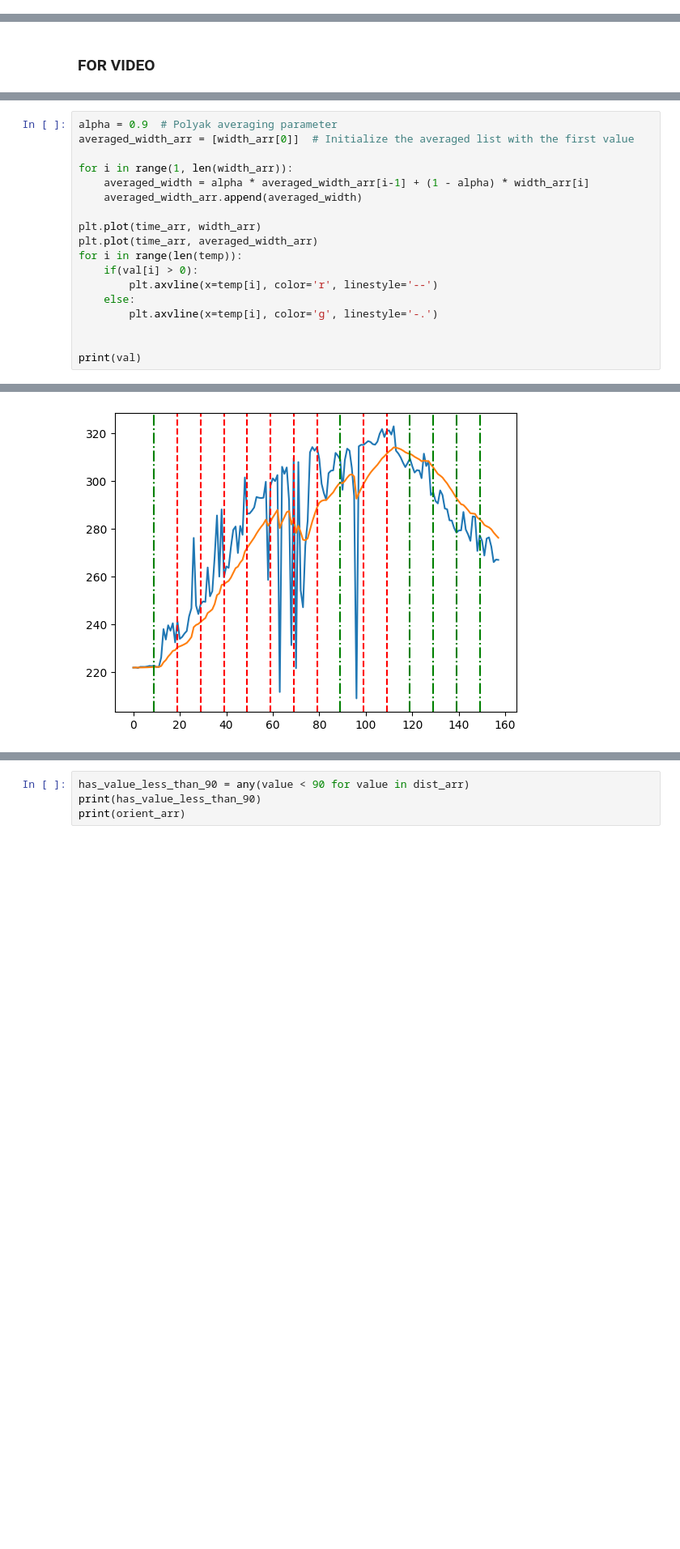
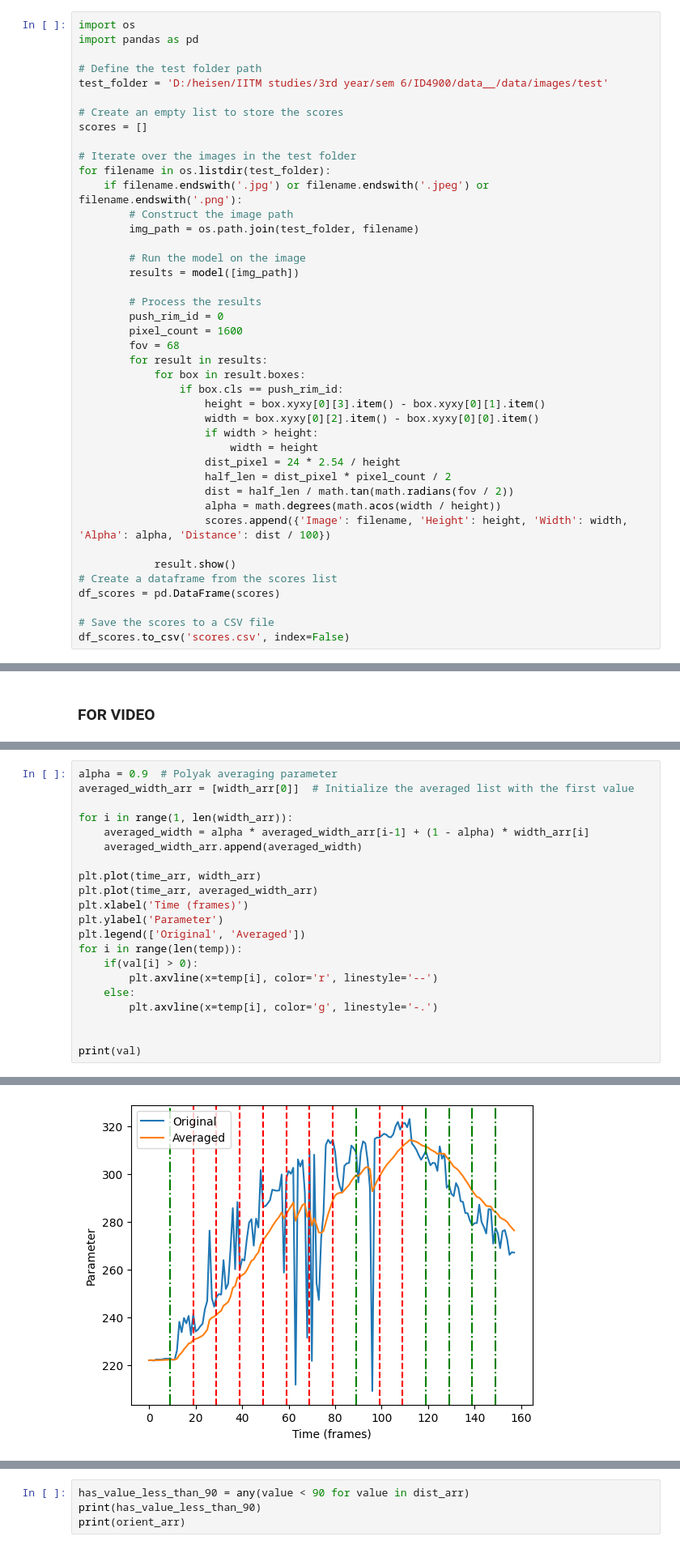
Before and after one commit to Heisenberg-2207/pushrim_detection, a Jupyter notebook: yolo.ipynb, the cells around one changed output, grey strips where cells are left out. Shown at 81% size. Cells and saved outputs as stored; diff of their text form; blank space fills up the shorter version.

```diff
--- a/yolo.ipynb
+++ b/yolo.ipynb
@@ -38,0 +43,42 @@ Speed: 7.0ms preprocess, 115.2ms inference, 9.6ms postprocess per image at shape
+# %%
+import os
+import pandas as pd
+
+# Define the test folder path
+test_folder = 'D:/heisen/IITM studies/3rd year/sem 6/ID4900/data__/data/images/test'
+
+# Create an empty list to store the scores
+scores = []
+
+# Iterate over the images in the test folder
+for filename in os.listdir(test_folder):
+    if filename.endswith('.jpg') or filename.endswith('.jpeg') or filename.endswith('.png'):
+        # Construct the image path
+        img_path = os.path.join(test_folder, filename)
+
+        # Run the model on the image
+        results = model([img_path])
+
+        # Process the results
+        push_rim_id = 0
+        pixel_count = 1600
+        fov = 68
+        for result in results:
+            for box in result.boxes:
+                if box.cls == push_rim_id:
+                    height = box.xyxy[0][3].item() - box.xyxy[0][1].item()
+                    width = box.xyxy[0][2].item() - box.xyxy[0][0].item()
+                    if width > height:
+                        width = height
+                    dist_pixel = 24 * 2.54 / height
+                    half_len = dist_pixel * pixel_count / 2
+                    dist = half_len / math.tan(math.radians(fov / 2))
+                    alpha = math.degrees(math.acos(width / height))
+                    scores.append({'Image': filename, 'Height': height, 'Width': width, 'Alpha': alpha, 'Distance': dist / 100})
+
+            result.show()
+# Create a dataframe from the scores list
+df_scores = pd.DataFrame(scores)
+
+# Save the scores to a CSV file
+df_scores.to_csv('scores.csv', index=False)
@@ -249,21 +349,24 @@ plt.plot(time_arr[window_size-1::gap], smoothed_y_data[::gap])
 # %%
 alpha = 0.9  # Polyak averaging parameter
 averaged_width_arr = [width_arr[0]]  # Initialize the averaged list with the first value
 
 for i in range(1, len(width_arr)):
     averaged_width = alpha * averaged_width_arr[i-1] + (1 - alpha) * width_arr[i]
     averaged_width_arr.append(averaged_width)
 
 plt.plot(time_arr, width_arr)
 plt.plot(time_arr, averaged_width_arr)
+plt.xlabel('Time (frames)')
+plt.ylabel('Parameter')
+plt.legend(['Original', 'Averaged'])
 for i in range(len(temp)):
     if(val[i] > 0):
         plt.axvline(x=temp[i], color='r', linestyle='--')
     else:
         plt.axvline(x=temp[i], color='g', linestyle='-.')
 
 
 print(val)
 # %% [output]
 [0.0, 1.8578079223632784, 0.7228378295898423, 1.1272338867187557, 2.6639556884765625, 1.170095825195304, 1.1550094604492216, 0.45783843994141193, -0.517333984375, 0.6111907958984375, 0.589822387695306 ...
-[figure, old version]
+[figure, new version]
```
Also changed, not shown: parts of 8 cells of this notebook, 2 other files.
